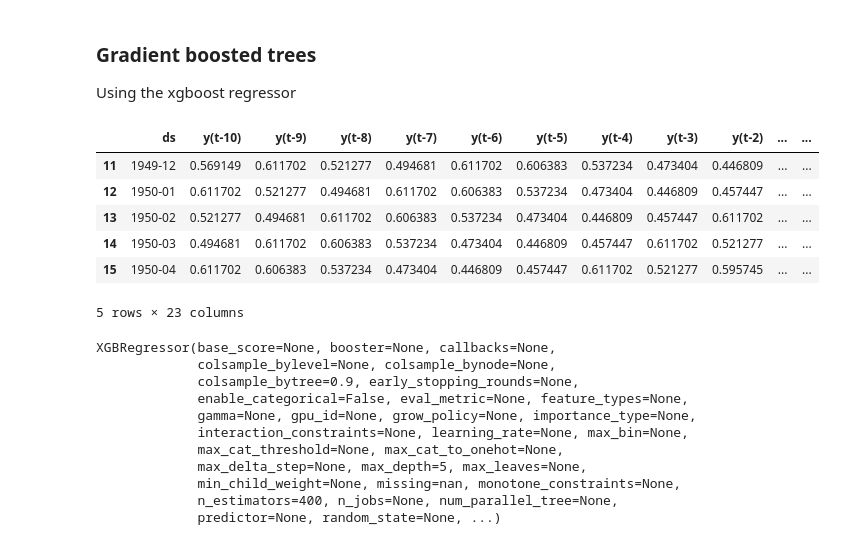
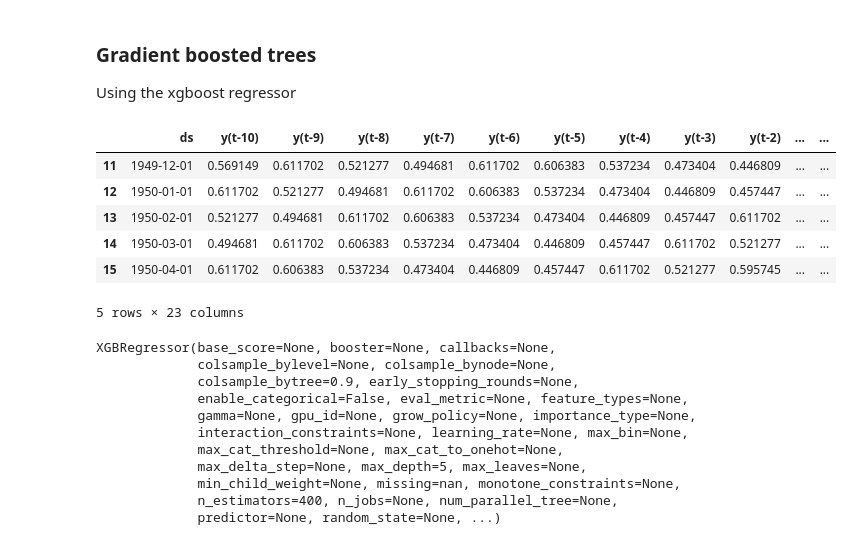
Before and after one commit to jzmnd/time-series-templates, a Jupyter notebook: time_series_templates.ipynb, the cells around one changed output. Drawn from its saved outputs; the diff is of its cells as text; code cells hidden in the pictures.

```diff
--- a/time_series_templates.ipynb
+++ b/time_series_templates.ipynb
@@ -435,2 +446,5 @@ look_fwd = 12
+# %%
+ts = TSData.from_file("./data/AirPassengers.csv", test_split=12, look_back=10, look_fwd=12)
+ts.set_column_names("ds", "y")
 # %%
 # perform differencing and rescaling
@@ -441,12 +455,12 @@ ts_nn.series_to_supervised(look_back, look_fwd)
 # %%
-ts_nn.data.head()
+ts.data.head()
 # %% [output]
 |  | ds | y(t-10) | y(t-9) | y(t-8) | y(t-7) | y(t-6) | y(t-5) | y(t-4) | y(t-3) | y(t-2) | ... | ... |
-| 11 | 1949-12 | 0.569149 | 0.611702 | 0.521277 | 0.494681 | 0.611702 | 0.606383 | 0.537234 | 0.473404 | 0.446809 | ... | ... |
-| 12 | 1950-01 | 0.611702 | 0.521277 | 0.494681 | 0.611702 | 0.606383 | 0.537234 | 0.473404 | 0.446809 | 0.457447 | ... | ... |
-| 13 | 1950-02 | 0.521277 | 0.494681 | 0.611702 | 0.606383 | 0.537234 | 0.473404 | 0.446809 | 0.457447 | 0.611702 | ... | ... |
-| 14 | 1950-03 | 0.494681 | 0.611702 | 0.606383 | 0.537234 | 0.473404 | 0.446809 | 0.457447 | 0.611702 | 0.521277 | ... | ... |
-| 15 | 1950-04 | 0.611702 | 0.606383 | 0.537234 | 0.473404 | 0.446809 | 0.457447 | 0.611702 | 0.521277 | 0.595745 | ... | ... |
+| 11 | 1949-12-01 | 0.569149 | 0.611702 | 0.521277 | 0.494681 | 0.611702 | 0.606383 | 0.537234 | 0.473404 | 0.446809 | ... | ... |
+| 12 | 1950-01-01 | 0.611702 | 0.521277 | 0.494681 | 0.611702 | 0.606383 | 0.537234 | 0.473404 | 0.446809 | 0.457447 | ... | ... |
+| 13 | 1950-02-01 | 0.521277 | 0.494681 | 0.611702 | 0.606383 | 0.537234 | 0.473404 | 0.446809 | 0.457447 | 0.611702 | ... | ... |
+| 14 | 1950-03-01 | 0.494681 | 0.611702 | 0.606383 | 0.537234 | 0.473404 | 0.446809 | 0.457447 | 0.611702 | 0.521277 | ... | ... |
+| 15 | 1950-04-01 | 0.611702 | 0.606383 | 0.537234 | 0.473404 | 0.446809 | 0.457447 | 0.611702 | 0.521277 | 0.595745 | ... | ... |
 5 rows × 23 columns
 # %%
 # reshape training data
```
Also changed, not shown: parts of 65 cells of this notebook.
